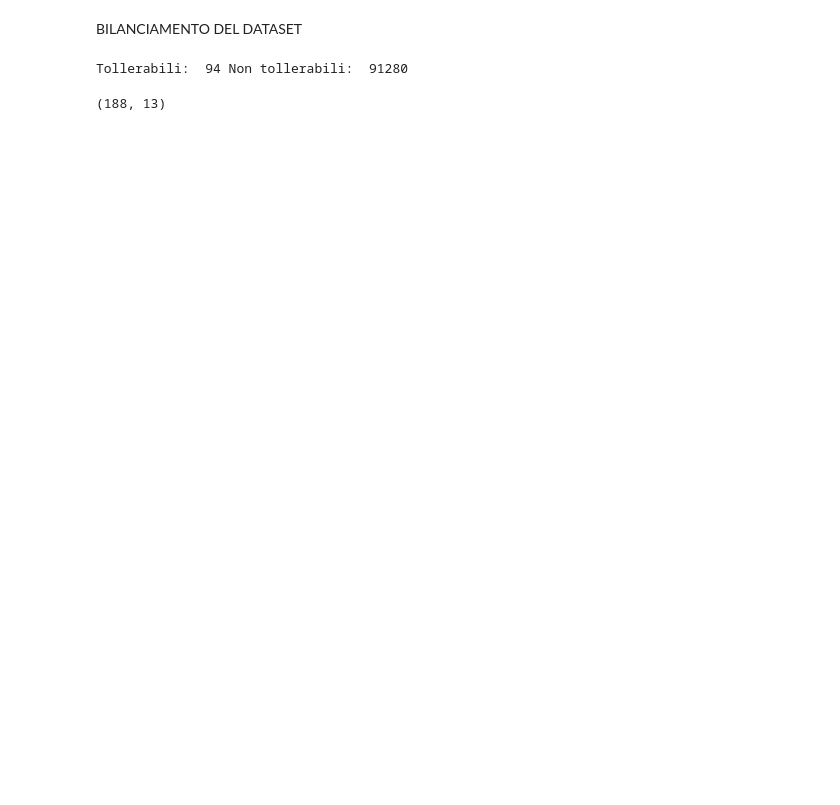
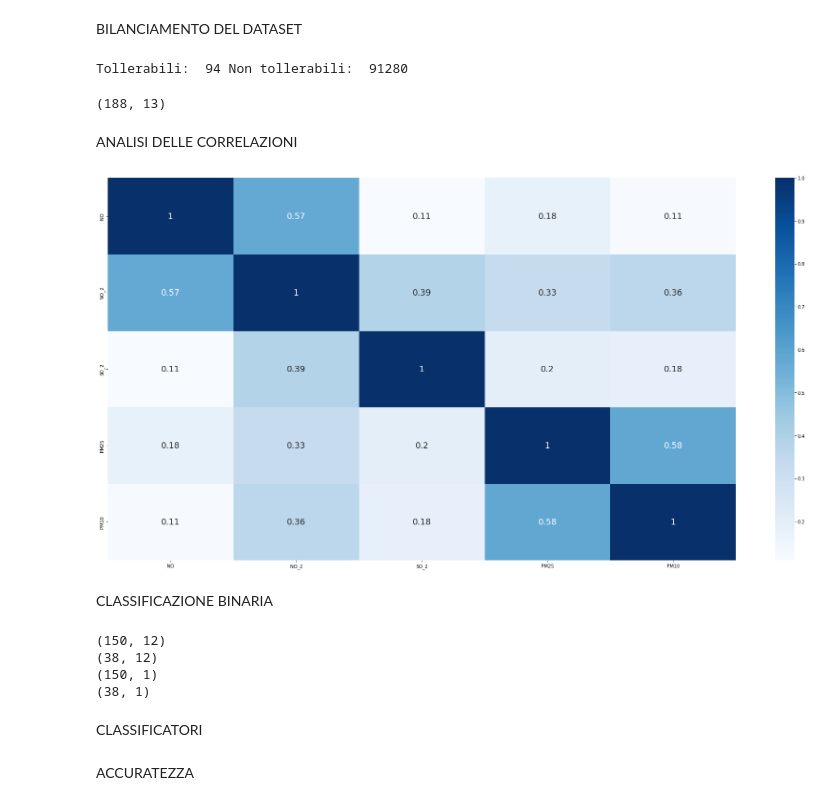
Before and after one commit to ChiaraAmalia/DataScience2Project, a Jupyter notebook: Classificazione.ipynb, the cells around one changed output. Cells and saved outputs as stored; diff of their text form; code cells hidden in the pictures; blank space fills up the shorter version.

Commit message:
modifiche per classificazione

```diff
--- a/Classificazione.ipynb
+++ b/Classificazione.ipynb
@@ -124,3 +141,41 @@ y = balanced_d.iloc[:,-1:]
 balanced_d.shape
 # %% [output]
 (188, 13)
+# %% [markdown]
+ANALISI DELLE CORRELAZIONI
+# %%
+plt.figure(figsize=(30,15))
+
+no = allMadrid['NO']
+no2 = allMadrid['NO_2']
+so2 = allMadrid['SO_2']
+pm25 = allMadrid['PM25']
+pm10 = allMadrid['PM10']
+
+result = pd.concat([no,no2,so2,pm25,pm10], axis=1)
+ax = sns.heatmap(result.corr(),cmap="Blues",annot=True,annot_kws={"size": 18})
+# %% [output]
+[figure, added]
+# %% [markdown]
+CLASSIFICAZIONE BINARIA
+# %%
+# Random state
+rs = 59
+
+# Split the data to check which algorithms learn better (later on we can check )
+x_train, x_test, y_train, y_test = train_test_split(x, y, test_size=0.2, random_state=rs)
+y_train = y_train.astype(int)
+y_test = y_test.astype(int)
+
+# look at the shape of the data (many problems can arise from wrong shape)
+print(x_train.shape)
+print(x_test.shape)
+print(y_train.shape)
+print(y_test.shape)
+# %% [output]
+(150, 12)
+(38, 12)
+(150, 1)
+(38, 1)
+# %% [markdown]
+CLASSIFICATORI
@@ -126,0 +208,2 @@ balanced_d.shape
+# %% [markdown]
+ACCURATEZZA
```
Also changed, not shown: parts of 4 cells of this notebook, 1 other file.
